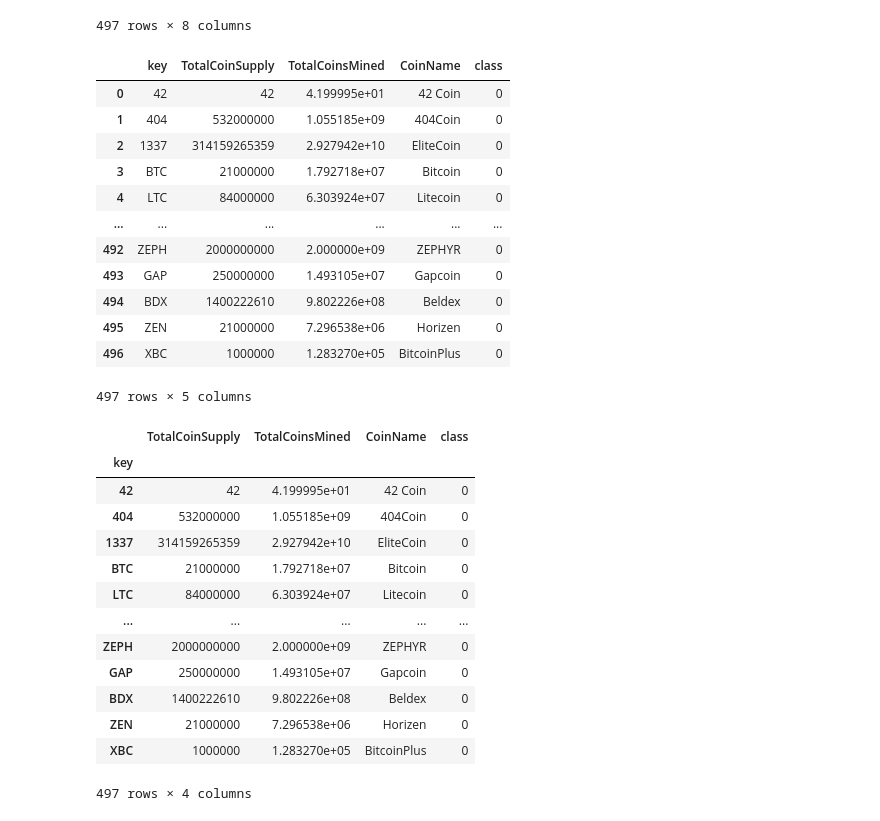
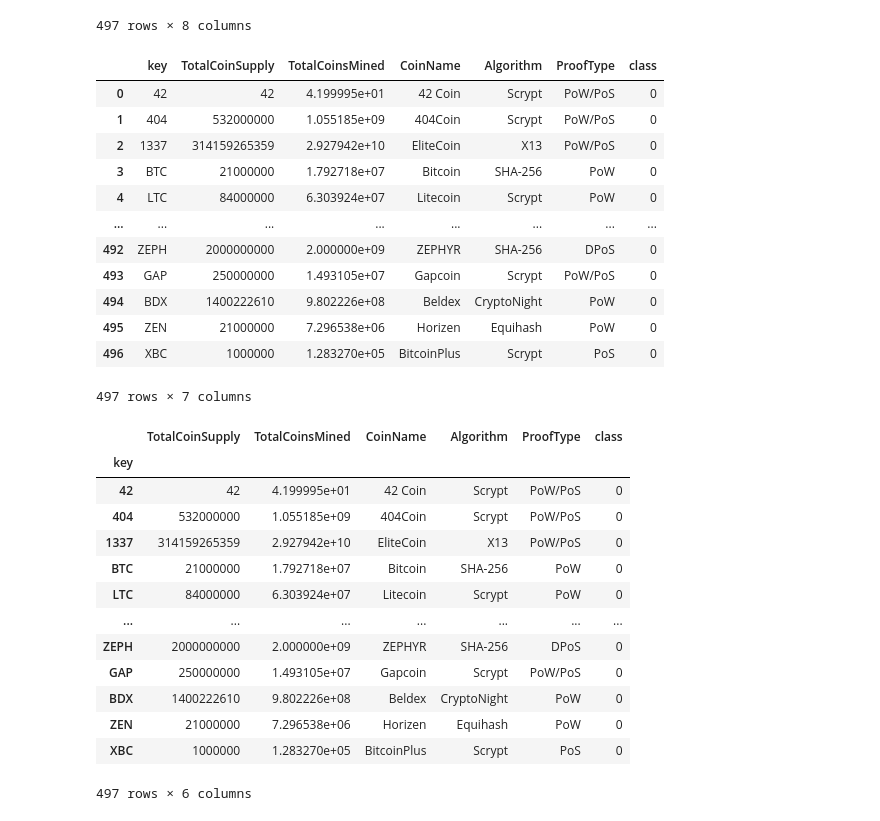
Before and after one commit to juan-mpn/Cryptocurrencies, a Jupyter notebook: Challenge18.ipynb, the cells around one changed output. Drawn from its saved outputs; the diff is of its cells as text; code cells hidden in the pictures.

```diff
--- a/Challenge18.ipynb
+++ b/Challenge18.ipynb
@@ -233,40 +243,41 @@ clustered_df
 # %%
 clustered_df = pd.merge(left=clustered_df, right=coins_name, how= "left", on = ["key"])
 # %%
-clustered_dftest = clustered_df[["key","TotalCoinSupply", "TotalCoinsMined","CoinName","class"]]
+clustered_dftest = clustered_df[["key","TotalCoinSupply", "TotalCoinsMined","CoinName",'Algorithm',
+                                 'ProofType', "class"]]
 clustered_dftest
 # %% [output]
-|  | key | TotalCoinSupply | TotalCoinsMined | CoinName | class |
-| 0 | 42 | 42 | 4.199995e+01 | 42 Coin | 0 |
-| 1 | 404 | 532000000 | 1.055185e+09 | 404Coin | 0 |
-| 2 | 1337 | 314159265359 | 2.927942e+10 | EliteCoin | 0 |
-| 3 | BTC | 21000000 | 1.792718e+07 | Bitcoin | 0 |
-| 4 | LTC | 84000000 | 6.303924e+07 | Litecoin | 0 |
-| ... | ... | ... | ... | ... | ... |
-| 492 | ZEPH | 2000000000 | 2.000000e+09 | ZEPHYR | 0 |
-| 493 | GAP | 250000000 | 1.493105e+07 | Gapcoin | 0 |
-| 494 | BDX | 1400222610 | 9.802226e+08 | Beldex | 0 |
-| 495 | ZEN | 21000000 | 7.296538e+06 | Horizen | 0 |
-| 496 | XBC | 1000000 | 1.283270e+05 | BitcoinPlus | 0 |
+|  | key | TotalCoinSupply | TotalCoinsMined | CoinName | Algorithm | ProofType | class |
+| 0 | 42 | 42 | 4.199995e+01 | 42 Coin | Scrypt | PoW/PoS | 0 |
+| 1 | 404 | 532000000 | 1.055185e+09 | 404Coin | Scrypt | PoW/PoS | 0 |
+| 2 | 1337 | 314159265359 | 2.927942e+10 | EliteCoin | X13 | PoW/PoS | 0 |
+| 3 | BTC | 21000000 | 1.792718e+07 | Bitcoin | SHA-256 | PoW | 0 |
+| 4 | LTC | 84000000 | 6.303924e+07 | Litecoin | Scrypt | PoW | 0 |
+| ... | ... | ... | ... | ... | ... | ... | ... |
+| 492 | ZEPH | 2000000000 | 2.000000e+09 | ZEPHYR | SHA-256 | DPoS | 0 |
+| 493 | GAP | 250000000 | 1.493105e+07 | Gapcoin | Scrypt | PoW/PoS | 0 |
+| 494 | BDX | 1400222610 | 9.802226e+08 | Beldex | CryptoNight | PoW | 0 |
+| 495 | ZEN | 21000000 | 7.296538e+06 | Horizen | Equihash | PoW | 0 |
+| 496 | XBC | 1000000 | 1.283270e+05 | BitcoinPlus | Scrypt | PoS | 0 |
-497 rows × 5 columns
+497 rows × 7 columns
 # %%
 clustered_dftest =clustered_dftest.set_index("key")
 clustered_dftest
 # %% [output]
-|  | TotalCoinSupply | TotalCoinsMined | CoinName | class |
-| key |  |  |  |  |
-| 42 | 42 | 4.199995e+01 | 42 Coin | 0 |
-| 404 | 532000000 | 1.055185e+09 | 404Coin | 0 |
-| 1337 | 314159265359 | 2.927942e+10 | EliteCoin | 0 |
-| BTC | 21000000 | 1.792718e+07 | Bitcoin | 0 |
-| LTC | 84000000 | 6.303924e+07 | Litecoin | 0 |
-| ... | ... | ... | ... | ... |
-| ZEPH | 2000000000 | 2.000000e+09 | ZEPHYR | 0 |
-| GAP | 250000000 | 1.493105e+07 | Gapcoin | 0 |
-| BDX | 1400222610 | 9.802226e+08 | Beldex | 0 |
-| ZEN | 21000000 | 7.296538e+06 | Horizen | 0 |
-| XBC | 1000000 | 1.283270e+05 | BitcoinPlus | 0 |
+|  | TotalCoinSupply | TotalCoinsMined | CoinName | Algorithm | ProofType | class |
+| key |  |  |  |  |  |  |
+| 42 | 42 | 4.199995e+01 | 42 Coin | Scrypt | PoW/PoS | 0 |
+| 404 | 532000000 | 1.055185e+09 | 404Coin | Scrypt | PoW/PoS | 0 |
+| 1337 | 314159265359 | 2.927942e+10 | EliteCoin | X13 | PoW/PoS | 0 |
+| BTC | 21000000 | 1.792718e+07 | Bitcoin | SHA-256 | PoW | 0 |
+| LTC | 84000000 | 6.303924e+07 | Litecoin | Scrypt | PoW | 0 |
+| ... | ... | ... | ... | ... | ... | ... |
+| ZEPH | 2000000000 | 2.000000e+09 | ZEPHYR | SHA-256 | DPoS | 0 |
+| GAP | 250000000 | 1.493105e+07 | Gapcoin | Scrypt | PoW/PoS | 0 |
+| BDX | 1400222610 | 9.802226e+08 | Beldex | CryptoNight | PoW | 0 |
+| ZEN | 21000000 | 7.296538e+06 | Horizen | Equihash | PoW | 0 |
+| XBC | 1000000 | 1.283270e+05 | BitcoinPlus | Scrypt | PoS | 0 |
-497 rows × 4 columns
+497 rows × 6 columns
 # %%
 scalar = MinMaxScaler()
 chartdata = scalar.fit_transform(clustered_dftest[["TotalCoinSupply","TotalCoinsMined"]])
```
Also changed, not shown: parts of 13 cells of this notebook.
